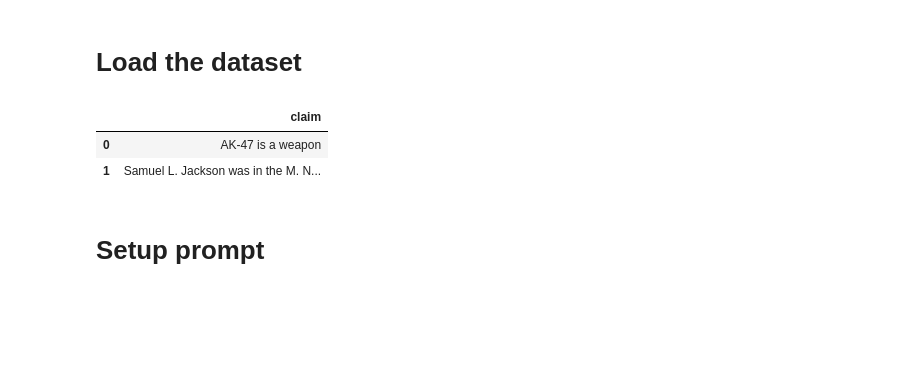
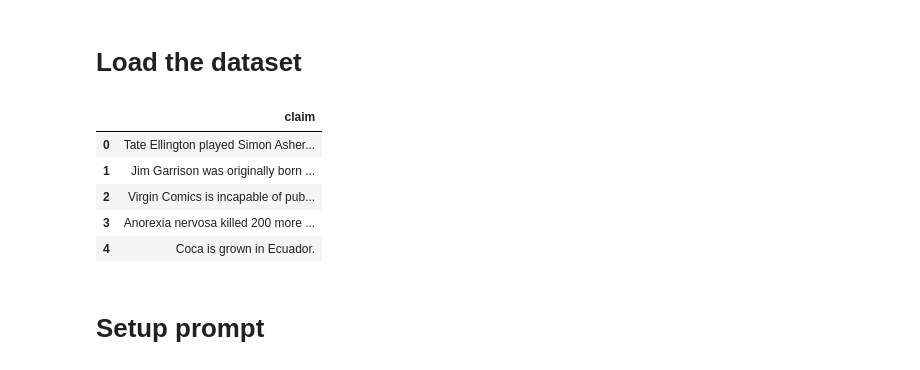
Before and after one commit to ffonti/confirmation-bias-analysis, a Jupyter notebook: old/Prova_dataset_3.ipynb, the cells around one changed output. Drawn from its saved outputs; the diff is of its cells as text; code cells hidden in the pictures; blank space fills up the shorter version.

```diff
--- a/old/Prova_dataset_3.ipynb
+++ b/old/Prova_dataset_3.ipynb
@@ -19,18 +19,21 @@ https://github.com/google-gemini/deprecated-generative-ai-python/blob/main/READM
 # %% [markdown]
 # Load the dataset
 # %%
-df_fever = pd.read_json("train.jsonl", lines=True)
+df_fever = pd.read_json("../data/3_fever.jsonl", lines=True)
 df_fever = (
     df_fever.loc[df_fever["label"] == "SUPPORTS", ["claim"]]
     .dropna()
-    .sample(n=2)
+    .sample(n=5)
     .reset_index(drop=True)
 )
 df_fever
 # %% [output]
 |  | claim |
-| 0 | AK-47 is a weapon |
-| 1 | Samuel L. Jackson was in the M. N... |
+| 0 | Tate Ellington played Simon Asher... |
+| 1 | Jim Garrison was originally born ... |
+| 2 | Virgin Comics is incapable of pub... |
+| 3 | Anorexia nervosa killed 200 more ... |
+| 4 | Coca is grown in Ecuador. |
 # %% [markdown]
 # Setup prompt
 # %%
```
Also changed, not shown: parts of 2 cells of this notebook.
